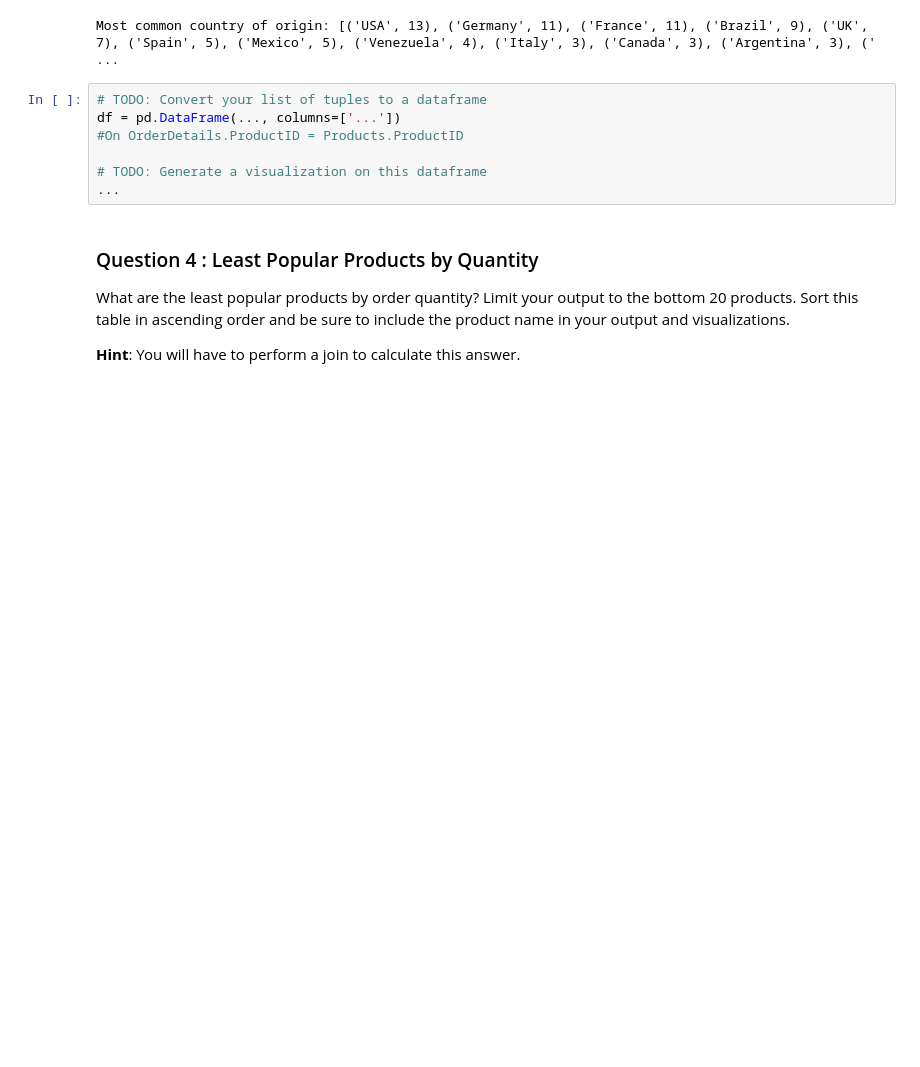
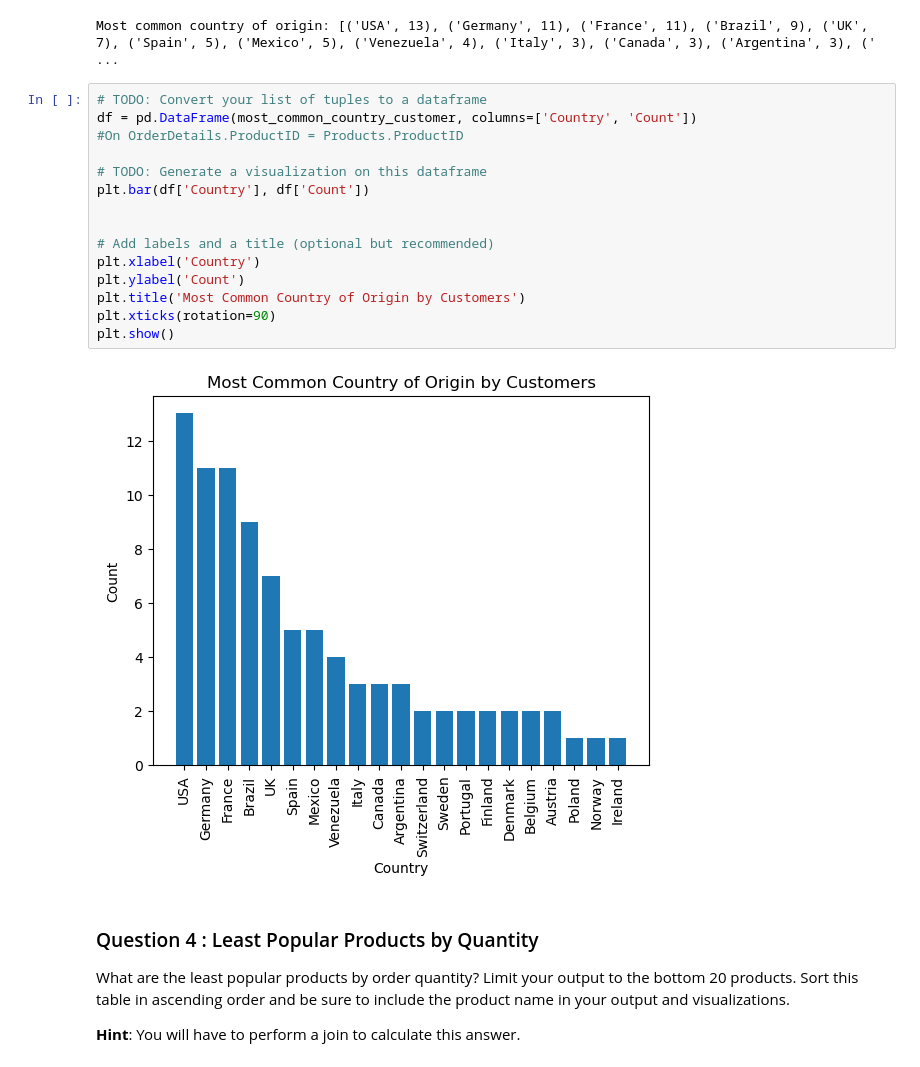
Before and after one commit to thecrownreturns/Adhoc-SQL-FOOD-SUPPLY-, a Jupyter notebook: adhoc_report.ipynb, the cells around one changed output. Drawn from its saved outputs; the diff is of its cells as text; blank space fills up the shorter version.

```diff
--- a/adhoc_report.ipynb
+++ b/adhoc_report.ipynb
@@ -105,11 +105,21 @@ print("Most common country of origin:", most_common_country_customer, "Customers
 Most common country of origin: [('USA', 13), ('Germany', 11), ('France', 11), ('Brazil', 9), ('UK', 7), ('Spain', 5), ('Mexico', 5), ('Venezuela', 4), ('Italy', 3), ('Canada', 3), ('Argentina', 3), (' ...
 # %%
 # TODO: Convert your list of tuples to a dataframe
-df = pd.DataFrame(..., columns=['...'])
+df = pd.DataFrame(most_common_country_customer, columns=['Country', 'Count'])
 #On OrderDetails.ProductID = Products.ProductID
 
 # TODO: Generate a visualization on this dataframe
-...
+plt.bar(df['Country'], df['Count'])
+
+
+# Add labels and a title (optional but recommended)
+plt.xlabel('Country')
+plt.ylabel('Count')
+plt.title('Most Common Country of Origin by Customers')
+plt.xticks(rotation=90)
+plt.show()
+# %% [output]
+[figure, added]
 # %% [markdown]
 ### Question 4 : Least Popular Products by Quantity
 
```
Also changed, not shown: parts of 2 cells of this notebook.
